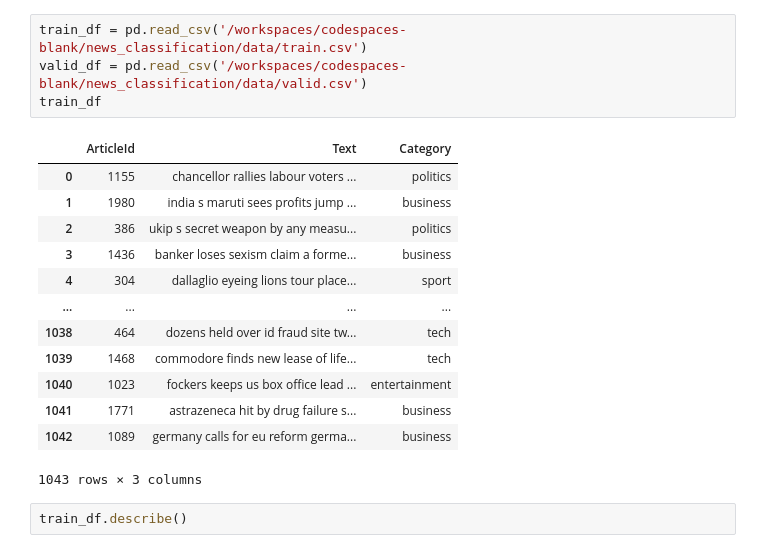
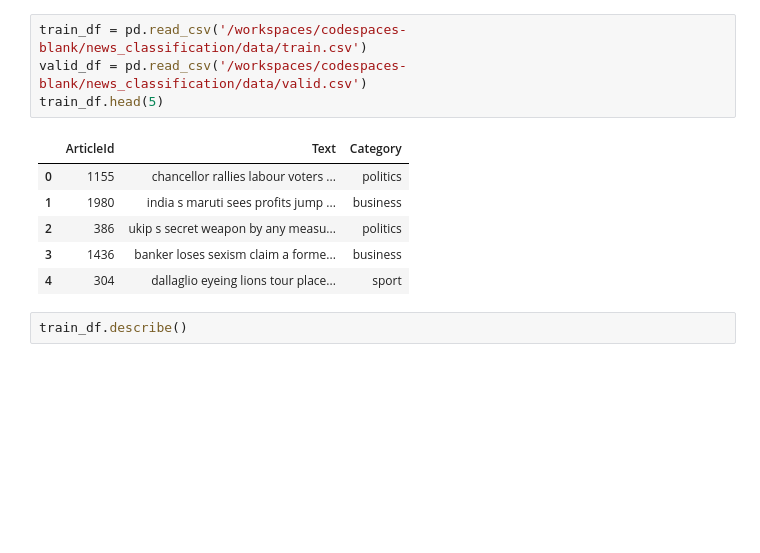
Before and after one commit to rileydrizzy/news_classification, a Jupyter notebook: news_classification.ipynb, the cells around one changed output. Saved outputs shown, nothing was run; the diff lists cells and outputs as text; blank space fills up the shorter version.

```diff
--- a/news_classification.ipynb
+++ b/news_classification.ipynb
@@ -16,21 +21,14 @@ True
 # %%
 train_df = pd.read_csv('/workspaces/codespaces-blank/news_classification/data/train.csv')
 valid_df = pd.read_csv('/workspaces/codespaces-blank/news_classification/data/valid.csv')
-train_df
+train_df.head(5)
 # %% [output]
 |  | ArticleId | Text | Category |
 | 0 | 1155 | chancellor rallies labour voters ... | politics |
 | 1 | 1980 | india s maruti sees profits jump ... | business |
 | 2 | 386 | ukip s secret weapon by any measu... | politics |
 | 3 | 1436 | banker loses sexism claim a forme... | business |
 | 4 | 304 | dallaglio eyeing lions tour place... | sport |
-| ... | ... | ... | ... |
-| 1038 | 464 | dozens held over id fraud site tw... | tech |
-| 1039 | 1468 | commodore finds new lease of life... | tech |
-| 1040 | 1023 | fockers keeps us box office lead ... | entertainment |
-| 1041 | 1771 | astrazeneca hit by drug failure s... | business |
-| 1042 | 1089 | germany calls for eu reform germa... | business |
-1043 rows × 3 columns
 # %%
 train_df.describe()
 # %% [output]
```
Also changed, not shown: parts of 9 cells of this notebook.
